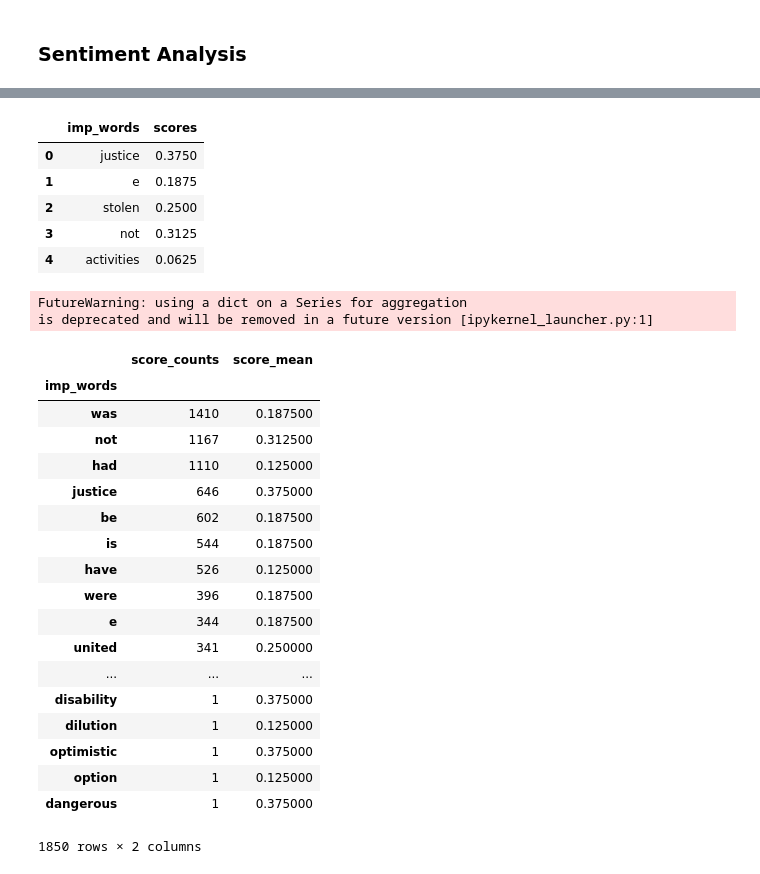
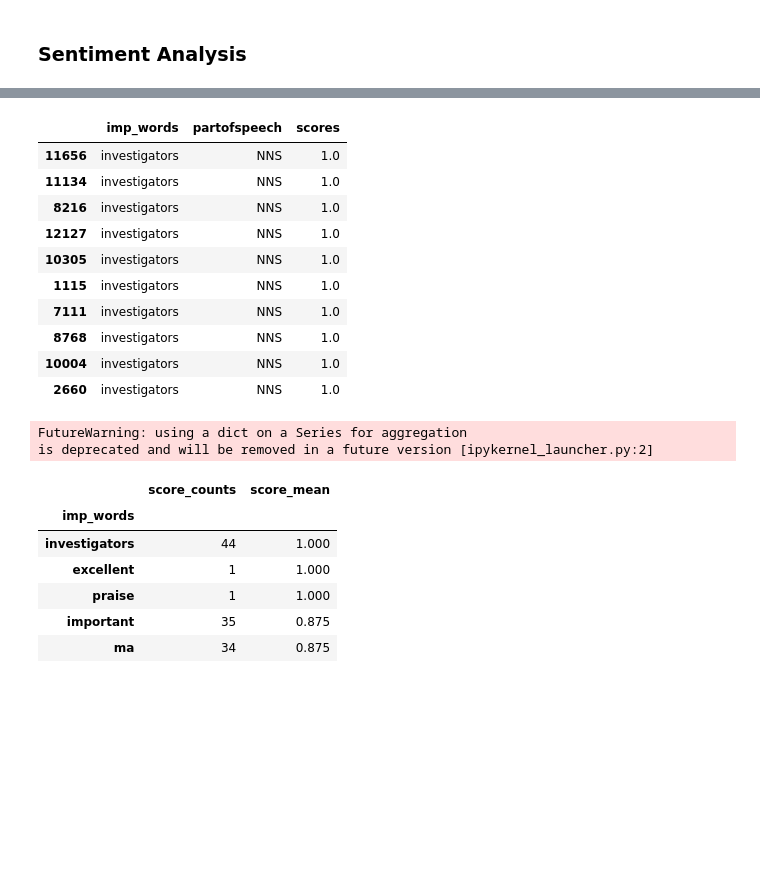
Before and after one commit to Gabya06/mueller, a Jupyter notebook: MuellerReportAnalysis.ipynb, the cells around one changed output, grey strips where cells are left out. Saved outputs shown, nothing was run; the diff lists cells and outputs as text; code cells hidden in the pictures; blank space fills up the shorter version.

Commit message:
Updated jupyter notebook to do sentiment analysis using SentiWordNet on tokenized cleaned text by removing stop words and words with <=2 letters

```diff
--- a/MuellerReportAnalysis.ipynb
+++ b/MuellerReportAnalysis.ipynb
@@ -135,12 +135,17 @@ plt.show()
 def get_swn_word_sentiment(token, tag):
     """
         Function to retrieve sentiment polarity average between negative, positive sentiment based on SentiWordNet
-        Objective sentiment is not included in average
+        Objective sentiment is not included in sentiment score
+        Sentiment score = positive - negative score
+
         Input: str
         Output: float
     """
+    senti_score = 0.0
+    lemmatizer = WordNetLemmatizer()
+    # convert to WordNet part of speech tag
+    wn_tag = penn_to_wn(tag = tag)
 
-    wn_tag = penn_to_wn(tag = tag)
     # other tags arent supported by sentiword
     if wn_tag not in (wn.NOUN, wn.ADJ, wn.ADV, wn.VERB):
         pass
@@ -157,8 +162,9 @@ def get_swn_word_sentiment(token, tag):
                     pass
                 else:
                     synset = synsets[0]
-                    # return list of positive and negative sentiment score
-                    return [synset.pos_score(), synset.neg_score()]
+                    # return positive - negative sentiment score
+                    senti_score = synset.pos_score() -  synset.neg_score()
+                    return senti_score
             except:
                 pass
 # %%
@@ -214,20 +224,23 @@ text_result = parsePDF(filename = pdffile, page_start= start, page_end=end)
 sentences = sent_tokenize(text_result)
 # %%
 '''
-    loop through sentences and get average sentiment for each word
+    1st Attempt - without removing stop words
+    loop through sentences and get sentiment score for each word
     ignore words where sentiment = 0
-    put results in 2 lists - one for impt words and another for avg sentiment scores
+    put results in 2 lists - one for impt words and another for sentiment scores
 '''
 imp_words = []
 scores = []
+tags = []
 
 for sentence in sentences:
     for word, tag in pos_tag(word_tokenize(cleanup_text(sentence))):
         sentiments = get_swn_word_sentiment(word, tag)
         if sentiments:
-            avg_word_sentiment = np.mean(sentiments)
-            if avg_word_sentiment >0:
-                print("word: {}, sentiment: {}".format(word, avg_word_sentiment))
+            word_sentiment = np.sum(sentiments)
+            if word_sentiment >0:
+                print("word: {}, sentiment: {}".format(word, word_sentiment))
                 imp_words.append(word)
-                scores.append(avg_word_sentiment)
+                scores.append(word_sentiment)
+                tags.append(tag)
 # %% [output]
@@ -251,39 +264,33 @@ word: justic
 # %%
-sent_data = pd.DataFrame({'imp_words':imp_words, 'scores':scores})
-sent_data.head()
+sent_data = pd.DataFrame({'imp_words':imp_words, 'scores':scores, 'partofspeech':tags})
+sent_data.sort_values(by = 'scores', ascending=False).head(10)
 # %% [output]
-|  | imp_words | scores |
-| 0 | justice | 0.3750 |
-| 1 | e | 0.1875 |
-| 2 | stolen | 0.2500 |
-| 3 | not | 0.3125 |
-| 4 | activities | 0.0625 |
+|  | imp_words | partofspeech | scores |
+| 11656 | investigators | NNS | 1.0 |
+| 11134 | investigators | NNS | 1.0 |
+| 8216 | investigators | NNS | 1.0 |
+| 12127 | investigators | NNS | 1.0 |
+| 10305 | investigators | NNS | 1.0 |
+| 1115 | investigators | NNS | 1.0 |
+| 7111 | investigators | NNS | 1.0 |
+| 8768 | investigators | NNS | 1.0 |
+| 10004 | investigators | NNS | 1.0 |
+| 2660 | investigators | NNS | 1.0 |
 # %%
+# get stats on words - which words have highest score & count
 word_stats = sent_data.groupby('imp_words').scores.agg({'score_mean':'mean', 'score_counts':'count'})
 # %% [output]
 FutureWarning: using a dict on a Series for aggregation
-is deprecated and will be removed in a future version [ipykernel_launcher.py:1]
+is deprecated and will be removed in a future version [ipykernel_launcher.py:2]
 # %%
-word_stats.sort_values(by='score_counts', ascending=False)
+word_stats.sort_values(by=['score_mean','score_counts'], ascending=False).head()
 # %% [output]
 |  | score_counts | score_mean |
 | imp_words |  |  |
-| was | 1410 | 0.187500 |
-| not | 1167 | 0.312500 |
-| had | 1110 | 0.125000 |
-| justice | 646 | 0.375000 |
-| be | 602 | 0.187500 |
-| is | 544 | 0.187500 |
-| have | 526 | 0.125000 |
-| were | 396 | 0.187500 |
-| e | 344 | 0.187500 |
-| united | 341 | 0.250000 |
-| ... | ... | ... |
-| disability | 1 | 0.375000 |
-| dilution | 1 | 0.125000 |
-| optimistic | 1 | 0.375000 |
-| option | 1 | 0.125000 |
-| dangerous | 1 | 0.375000 |
+| investigators | 44 | 1.000 |
+| excellent | 1 | 1.000 |
+| praise | 1 | 1.000 |
+| important | 35 | 0.875 |
+| ma | 34 | 0.875 |
-1850 rows × 2 columns
 # %%
 ## Next steps: use cleaned up text - with no stopwords and perform same analysis
```
Also changed, not shown: parts of 8 cells of this notebook, 1 other file.
